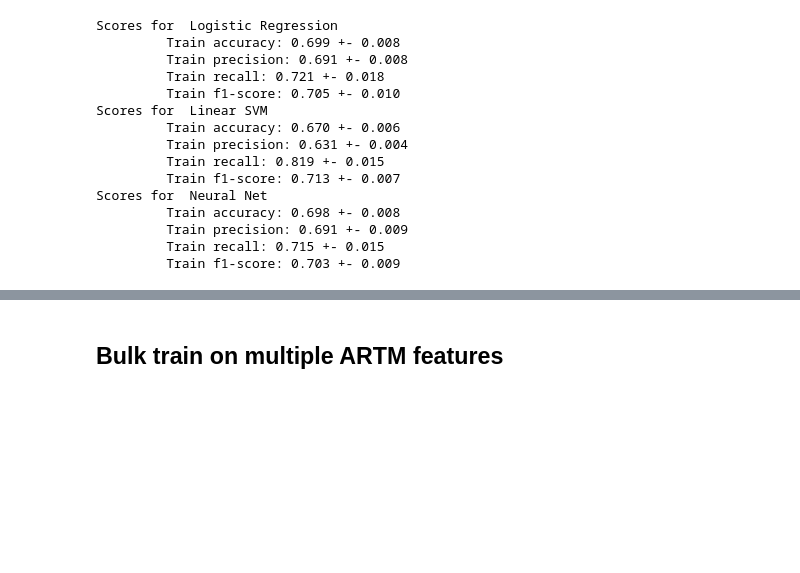
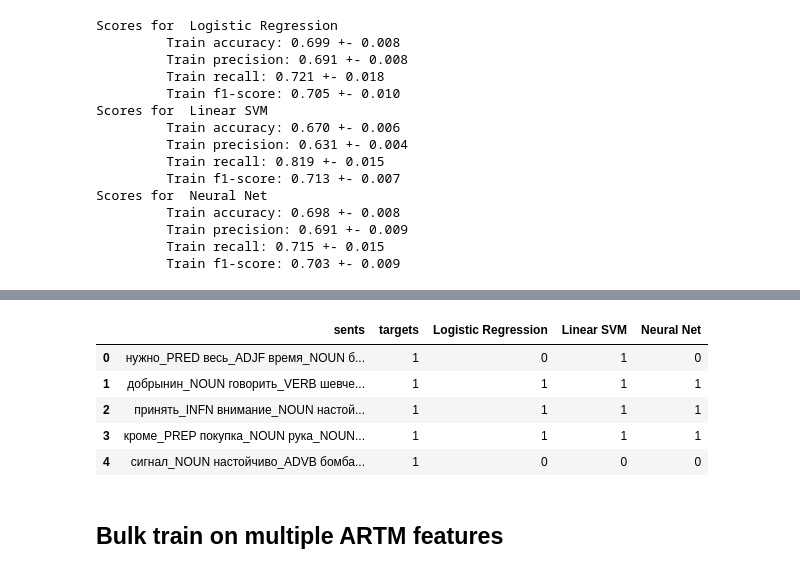
Before and after one commit to steysie/topic-modelling-metaphor, a Jupyter notebook: Notebooks and Scripts/[2] Topic Model Metaphor Classifier.ipynb, the cells around one changed output, grey strips where cells are left out. Drawn from its saved outputs; the diff is of its cells as text; code cells hidden in the pictures; blank space fills up the shorter version.

Commit message:
added clf outputs

```diff
--- a/Notebooks and Scripts/[2] Topic Model Metaphor Classifier.ipynb
+++ b/Notebooks and Scripts/[2] Topic Model Metaphor Classifier.ipynb
@@ -176,3 +326,14 @@ Scores for  Neural Net
+# %%
+df = pd.read_csv('clf_model_outputs/clf-res_lda_40.csv')
+# %%
+df.head()
+# %% [output]
+|  | sents | targets | Logistic Regression | Linear SVM | Neural Net |
+| 0 | нужно_PRED весь_ADJF время_NOUN б... | 1 | 0 | 1 | 0 |
+| 1 | добрынин_NOUN говорить_VERB шевче... | 1 | 1 | 1 | 1 |
+| 2 | принять_INFN внимание_NOUN настой... | 1 | 1 | 1 | 1 |
+| 3 | кроме_PREP покупка_NOUN рука_NOUN... | 1 | 1 | 1 | 1 |
+| 4 | сигнал_NOUN настойчиво_ADVB бомба... | 1 | 0 | 0 | 0 |
 # %% [markdown]
 ## Bulk train on multiple ARTM features
 # %%
```
Also changed, not shown: parts of 7 cells of this notebook, 21 other files.
